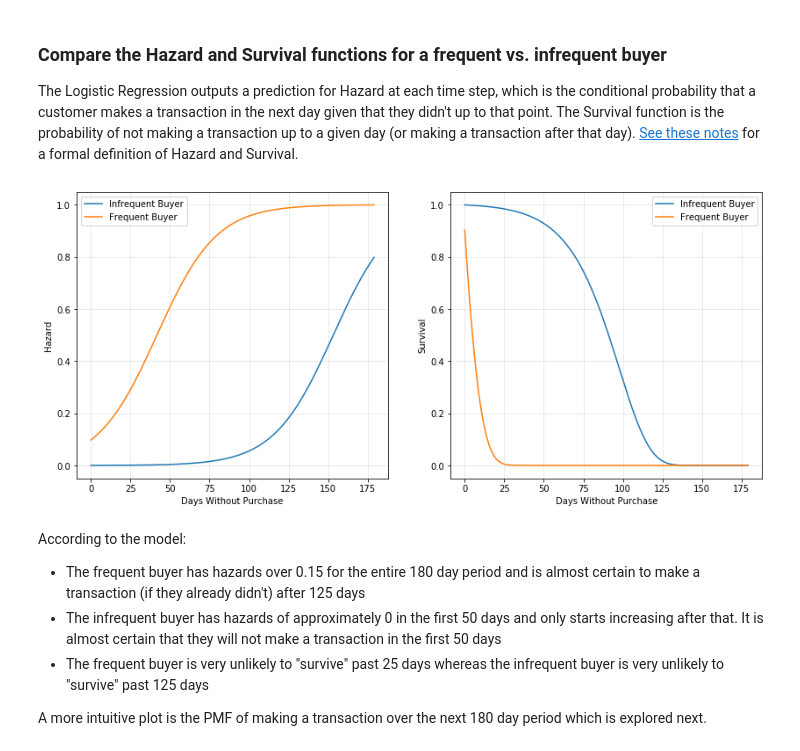
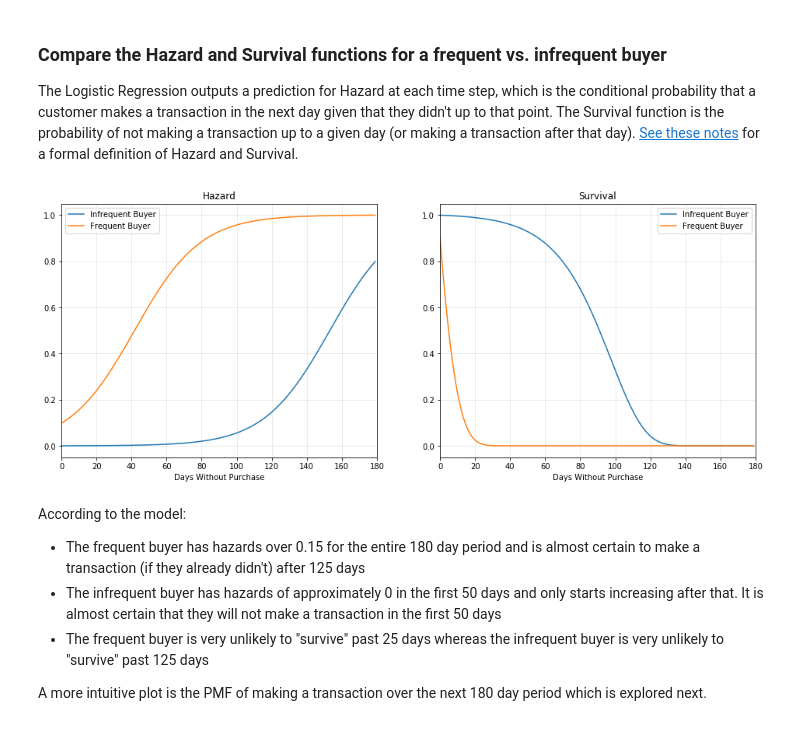
Before and after one commit to W-Tran/Online-Retail, a Jupyter notebook: Time_till_next_purchase_ver_3.ipynb, the cells around one changed output. Cells and saved outputs as stored; diff of their text form; code cells hidden in the pictures.

```diff
--- a/Time_till_next_purchase_ver_3.ipynb
+++ b/Time_till_next_purchase_ver_3.ipynb
@@ -497,26 +507,28 @@ Seasonal/temporal effects will definitely affect the transaction dates of the cu
 
 The Logistic Regression outputs a prediction for Hazard at each time step, which is the conditional probability that a customer makes a transaction in the next day given that they didn't up to that point. The Survival function is the probability of not making a transaction up to a given day (or making a transaction after that day). [See these notes](https://data.princeton.edu/wws509/notes/c7s6) for a formal definition of Hazard and Survival.
 # %%
-plt.figure(figsize=(14,6))
+plt.figure(figsize=(16,6))
 day = list(range(0,180))
 
 ax1 = plt.subplot(121)
 ax1.plot(day, y_pred_train_df[y_pred_train_df.CustomerID==18092]['P(purchase_tomorrow|survived_till_today)'], label='Infrequent Buyer')
 ax1.plot(day, y_pred_train_df[y_pred_train_df.CustomerID==12457]['P(purchase_tomorrow|survived_till_today)'], label='Frequent Buyer')
-ax1.set_ylabel("Hazard")
+ax1.set_title("Hazard")
 ax1.set_xlabel("Days Without Purchase")
 ax1.legend()
+ax1.set_xlim(0,180)
 ax1.grid(alpha=0.3)
 
 ax2 = plt.subplot(122)
 ax2.plot(day, y_pred_train_df[y_pred_train_df.CustomerID==18092].Survival, label='Infrequent Buyer')
 ax2.plot(day, y_pred_train_df[y_pred_train_df.CustomerID==12457].Survival, label='Frequent Buyer')
-ax2.set_ylabel("Survival")
+ax2.set_title("Survival")
 ax2.set_xlabel("Days Without Purchase")
-ax2.legend();
-ax2.grid(alpha=0.3)
+ax2.legend()
+ax2.set_xlim(0,180)
+ax2.grid(alpha=0.3);
 # %% [output]
-[figure, old version]
+[figure, new version]
 # %% [markdown]
 According to the model:
 
```
Also changed, not shown: parts of 7 cells of this notebook.
